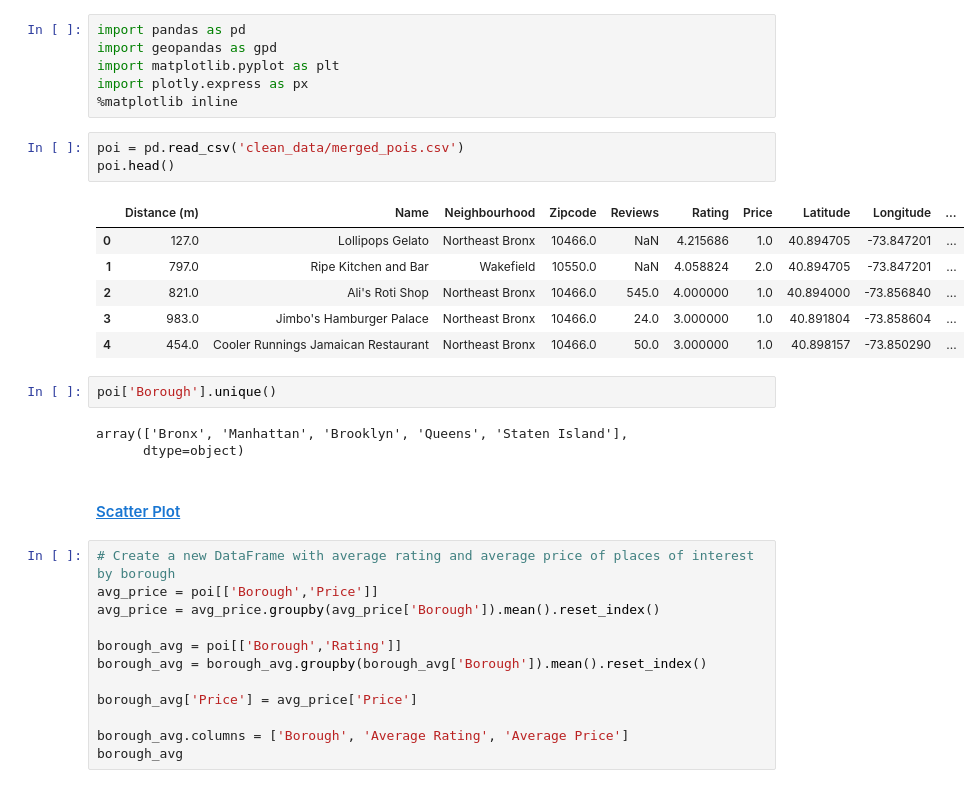
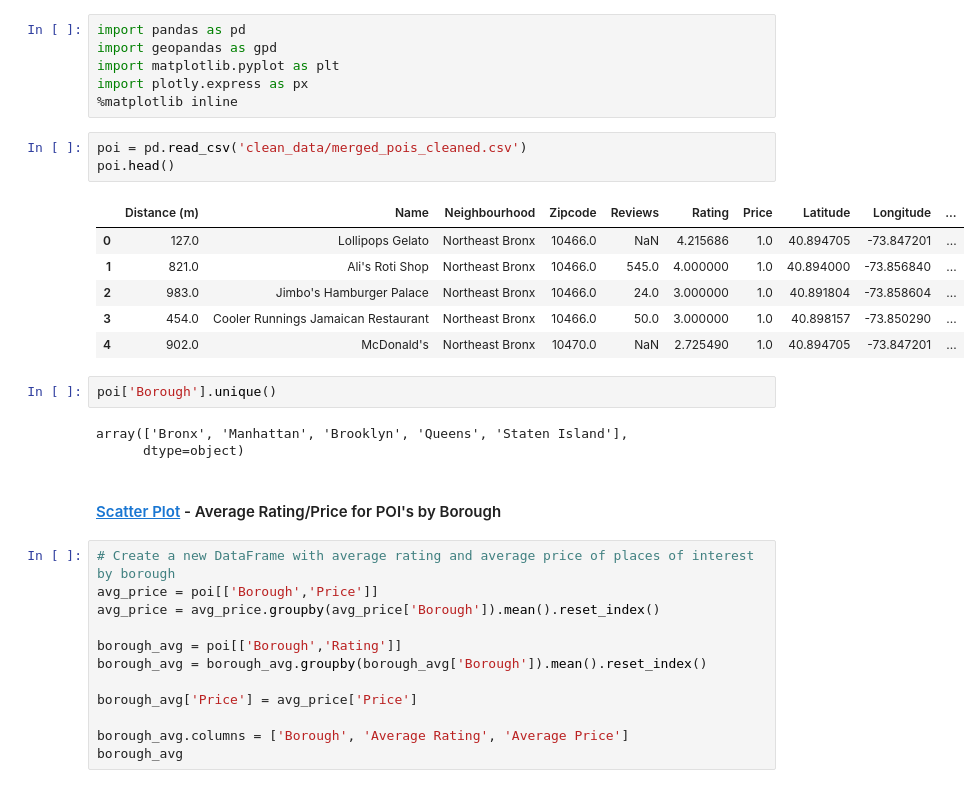
Before and after one commit to annleystanley/Midterm-Project, a Jupyter notebook: data_preparation.ipynb, the cells around one changed output. Cells and saved outputs as stored; diff of their text form.

Commit message:
Cleaned code and began modeling thought process

```diff
--- a/data_preparation.ipynb
+++ b/data_preparation.ipynb
@@ -203,22 +210,22 @@ import matplotlib.pyplot as plt
 import plotly.express as px
 %matplotlib inline
 # %%
-poi = pd.read_csv('clean_data/merged_pois.csv')
+poi = pd.read_csv('clean_data/merged_pois_cleaned.csv')
 poi.head()
 # %% [output]
 |  | Distance (m) | Name | Neighbourhood | Zipcode | Reviews | Rating | Price | Latitude | Longitude | ... |
 | 0 | 127.0 | Lollipops Gelato | Northeast Bronx | 10466.0 | NaN | 4.215686 | 1.0 | 40.894705 | -73.847201 | ... |
-| 1 | 797.0 | Ripe Kitchen and Bar | Wakefield | 10550.0 | NaN | 4.058824 | 2.0 | 40.894705 | -73.847201 | ... |
-| 2 | 821.0 | Ali's Roti Shop | Northeast Bronx | 10466.0 | 545.0 | 4.000000 | 1.0 | 40.894000 | -73.856840 | ... |
-| 3 | 983.0 | Jimbo's Hamburger Palace | Northeast Bronx | 10466.0 | 24.0 | 3.000000 | 1.0 | 40.891804 | -73.858604 | ... |
-| 4 | 454.0 | Cooler Runnings Jamaican Restaurant | Northeast Bronx | 10466.0 | 50.0 | 3.000000 | 1.0 | 40.898157 | -73.850290 | ... |
+| 1 | 821.0 | Ali's Roti Shop | Northeast Bronx | 10466.0 | 545.0 | 4.000000 | 1.0 | 40.894000 | -73.856840 | ... |
+| 2 | 983.0 | Jimbo's Hamburger Palace | Northeast Bronx | 10466.0 | 24.0 | 3.000000 | 1.0 | 40.891804 | -73.858604 | ... |
+| 3 | 454.0 | Cooler Runnings Jamaican Restaurant | Northeast Bronx | 10466.0 | 50.0 | 3.000000 | 1.0 | 40.898157 | -73.850290 | ... |
+| 4 | 902.0 | McDonald's | Northeast Bronx | 10470.0 | NaN | 2.725490 | 1.0 | 40.894705 | -73.847201 | ... |
 # %%
 poi['Borough'].unique()
 # %% [output]
 array(['Bronx', 'Manhattan', 'Brooklyn', 'Queens', 'Staten Island'],
       dtype=object)
 # %% [markdown]
-#### [Scatter Plot](https://plotly.com/python/line-and-scatter/)
+#### [Scatter Plot](https://plotly.com/python/line-and-scatter/) - Average Rating/Price for POI's by Borough
 # %%
 # Create a new DataFrame with average rating and average price of places of interest by borough
 avg_price = poi[['Borough','Price']]
```
Also changed, not shown: parts of 4 cells of this notebook, 5 other files.
